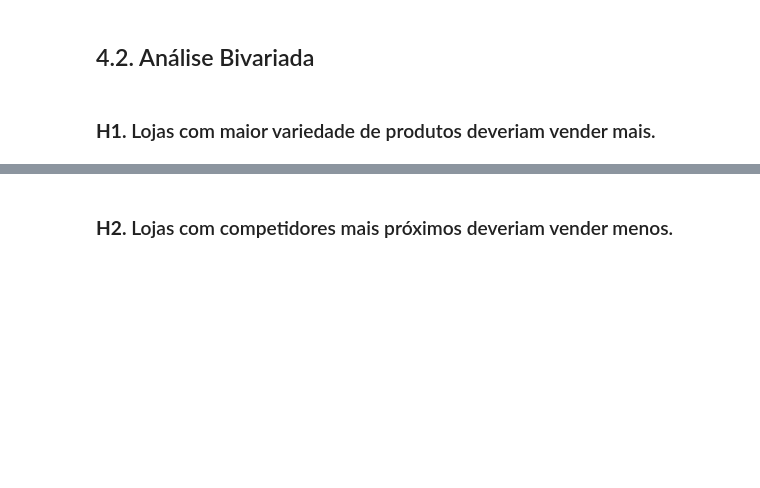
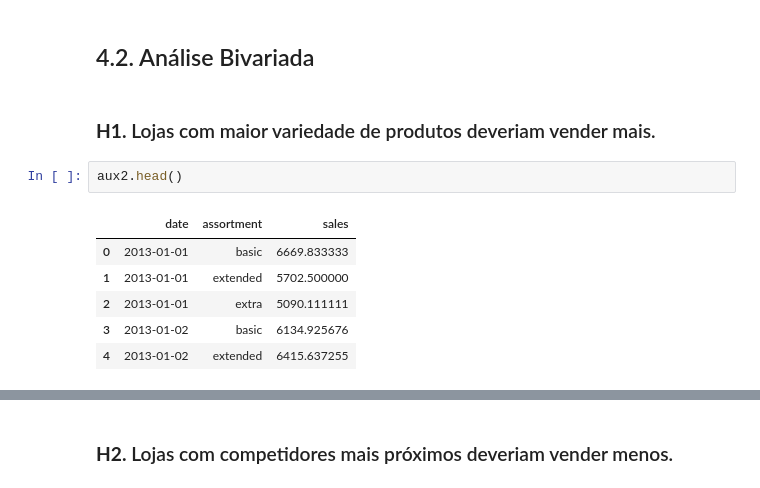
Before and after one commit to ArthurMesquita96/Rossmann-Predict-Sales, a Jupyter notebook: m03_v01_store_sales_predicton.ipynb, the cells around one changed output, grey strips where cells are left out. Drawn from its saved outputs; the diff is of its cells as text; blank space fills up the shorter version.

```diff
--- a/m03_v01_store_sales_predicton.ipynb
+++ b/m03_v01_store_sales_predicton.ipynb
@@ -577,6 +577,15 @@ sns.kdeplot(df4[df4['assortment'] == 'extra']['sales'], label='extra',shade='Tru
 ## 4.2. Análise Bivariada
 # %% [markdown]
 ### **H1.** Lojas com maior variedade de produtos deveriam vender mais.
+# %%
+aux2.head()
+# %% [output]
+|  | date | assortment | sales |
+| 0 | 2013-01-01 | basic | 6669.833333 |
+| 1 | 2013-01-01 | extended | 5702.500000 |
+| 2 | 2013-01-01 | extra | 5090.111111 |
+| 3 | 2013-01-02 | basic | 6134.925676 |
+| 4 | 2013-01-02 | extended | 6415.637255 |
 # %%
 grid = GridSpec(2,2)
 
```
Also changed, not shown: parts of 13 cells of this notebook.
